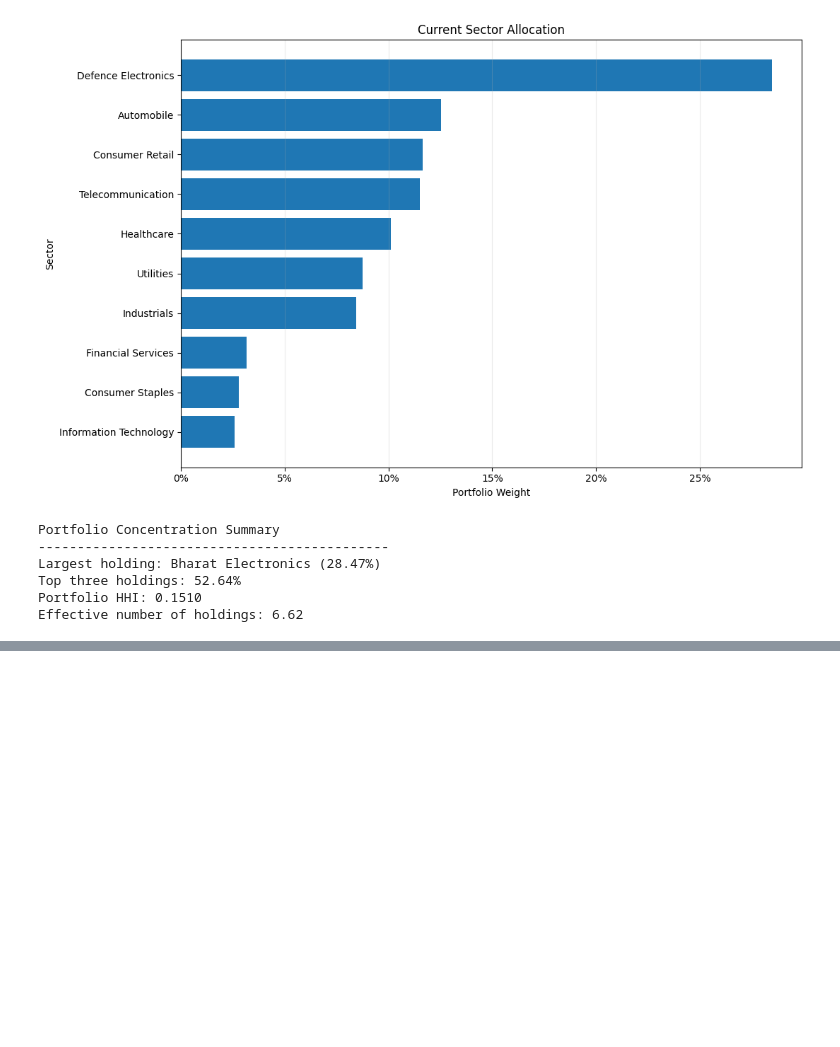
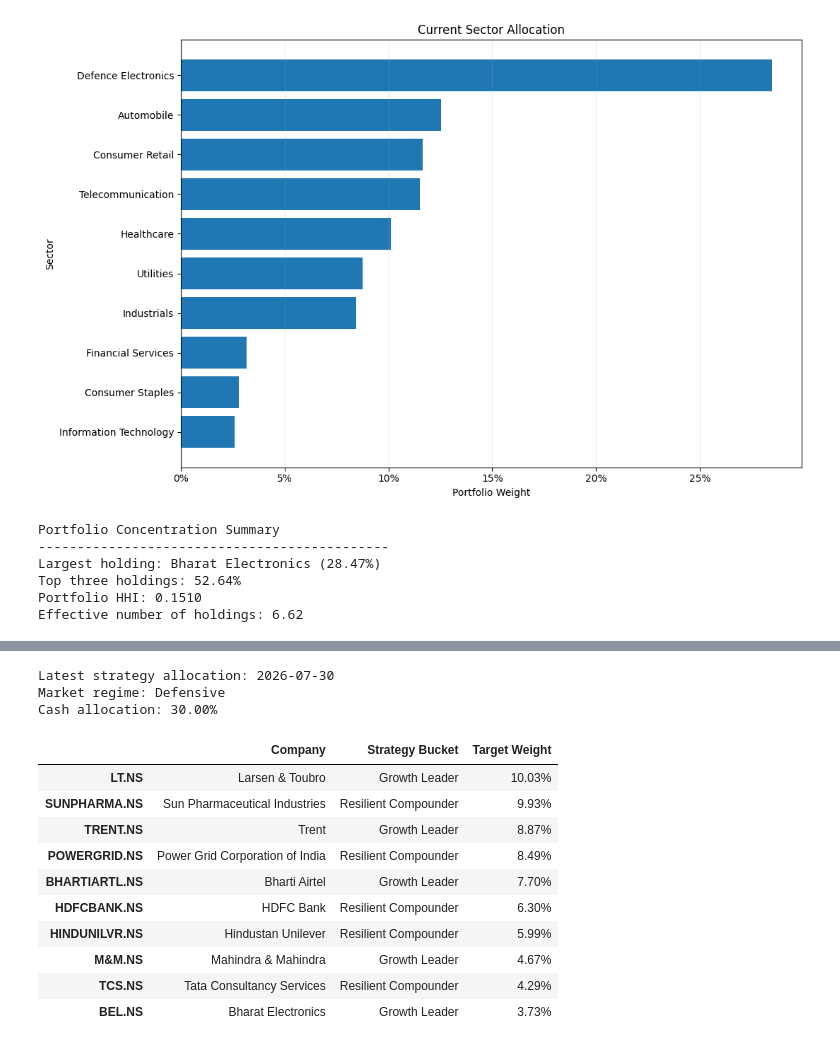
Before and after one commit to Rohil121/bharat-portfolio-lab, a Jupyter notebook: notebooks/01_portfolio_mvp.ipynb, the cells around one changed output, grey strips where cells are left out. Saved outputs shown, nothing was run; the diff lists cells and outputs as text; code cells hidden in the pictures; blank space fills up the shorter version.

```diff
--- a/notebooks/01_portfolio_mvp.ipynb
+++ b/notebooks/01_portfolio_mvp.ipynb
@@ -1113,0 +1420,68 @@ Effective number of holdings: 6.62
+# %%
+latest_rebalance_date = strategy_target_weights.index[-1]
+
+latest_strategy_weights = (
+    strategy_target_weights
+    .loc[latest_rebalance_date]
+    .rename("Target Weight")
+    .to_frame()
+)
+
+latest_strategy_weights["Company"] = (
+    portfolio_metadata["Company"]
+)
+
+latest_strategy_weights["Strategy Bucket"] = (
+    portfolio_metadata["Strategy Bucket"]
+)
+
+latest_strategy_weights = (
+    latest_strategy_weights
+    .sort_values("Target Weight", ascending=False)
+)
+
+latest_cash_weight = strategy_regimes.loc[
+    latest_rebalance_date,
+    "Cash Weight",
+]
+
+latest_regime = strategy_regimes.loc[
+    latest_rebalance_date,
+    "Market Regime",
+]
+
+print(
+    f"Latest strategy allocation: "
+    f"{latest_rebalance_date.date()}"
+)
+print(f"Market regime: {latest_regime}")
+print(f"Cash allocation: {latest_cash_weight:.2%}")
+
+display(
+    latest_strategy_weights[
+        [
+            "Company",
+            "Strategy Bucket",
+            "Target Weight",
+        ]
+    ].style.format(
+        {
+            "Target Weight": "{:.2%}",
+        }
+    )
+)
+# %% [output]
+Latest strategy allocation: 2026-07-30
+Market regime: Defensive
+Cash allocation: 30.00%
+|  | Company | Strategy Bucket | Target Weight |
+| LT.NS | Larsen & Toubro | Growth Leader | 10.03% |
+| SUNPHARMA.NS | Sun Pharmaceutical Industries | Resilient Compounder | 9.93% |
+| TRENT.NS | Trent | Growth Leader | 8.87% |
+| POWERGRID.NS | Power Grid Corporation of India | Resilient Compounder | 8.49% |
+| BHARTIARTL.NS | Bharti Airtel | Growth Leader | 7.70% |
+| HDFCBANK.NS | HDFC Bank | Resilient Compounder | 6.30% |
+| HINDUNILVR.NS | Hindustan Unilever | Resilient Compounder | 5.99% |
+| M&M.NS | Mahindra & Mahindra | Growth Leader | 4.67% |
+| TCS.NS | Tata Consultancy Services | Resilient Compounder | 4.29% |
+| BEL.NS | Bharat Electronics | Growth Leader | 3.73% |
```
Also changed, not shown: parts of 4 cells of this notebook.
